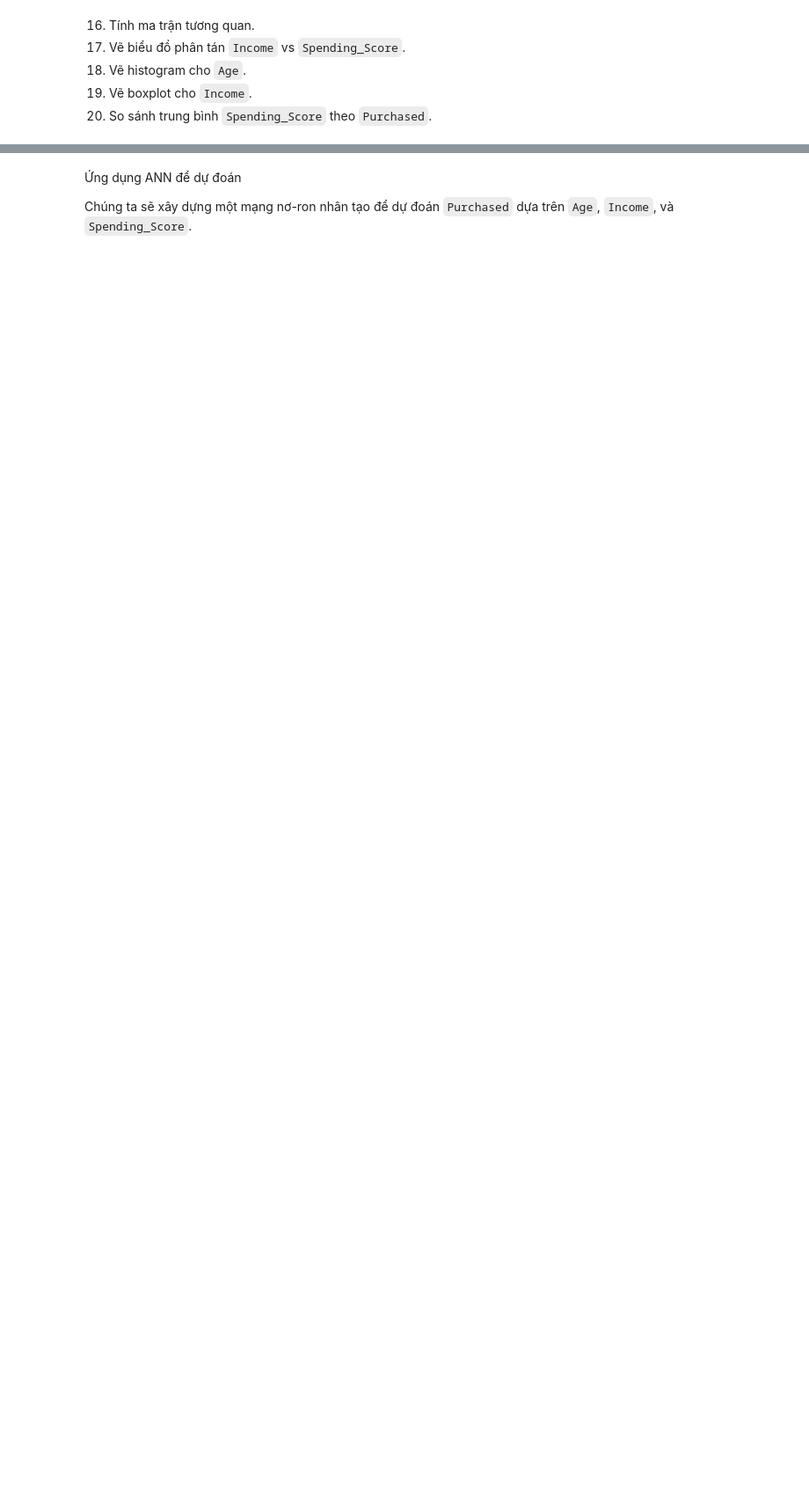
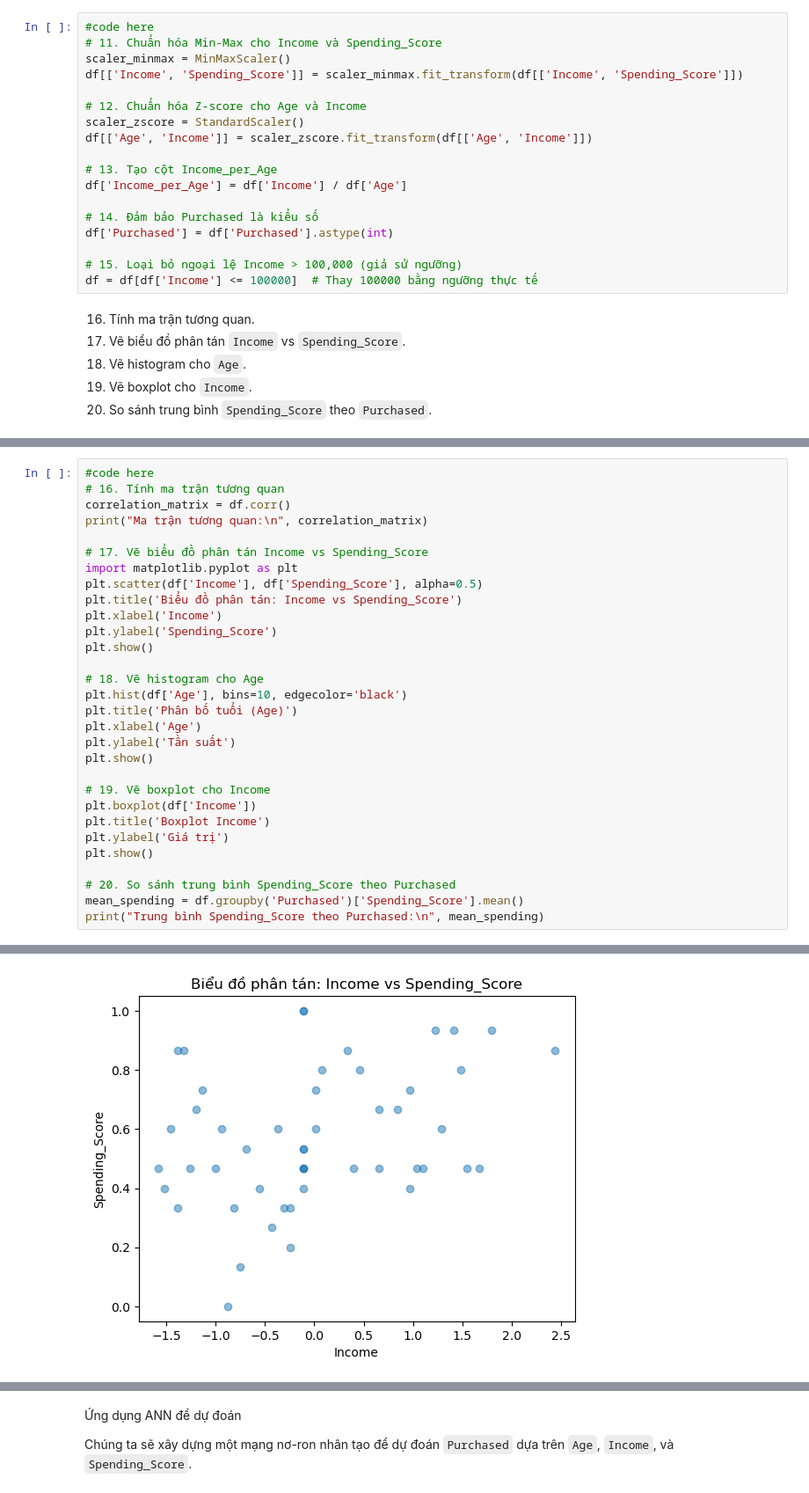
Before and after one commit to trantanphat0811/BTTH_SoHoa, a Jupyter notebook: TranTanPhat_2274802010644_BTTH_Lab9/Ôn Tập.ipynb, the cells around one changed output, grey strips where cells are left out. Shown at 88% size. Drawn from its saved outputs; the diff is of its cells as text; blank space fills up the shorter version.

```diff
--- a/TranTanPhat_2274802010644_BTTH_Lab9/Ôn Tập.ipynb
+++ b/TranTanPhat_2274802010644_BTTH_Lab9/Ôn Tập.ipynb
@@ -142,3 +221,21 @@ DataFrame sau khi xử lý:
+# %%
+#code here
+# 11. Chuẩn hóa Min-Max cho Income và Spending_Score
+scaler_minmax = MinMaxScaler()
+df[['Income', 'Spending_Score']] = scaler_minmax.fit_transform(df[['Income', 'Spending_Score']])
+
+# 12. Chuẩn hóa Z-score cho Age và Income
+scaler_zscore = StandardScaler()
+df[['Age', 'Income']] = scaler_zscore.fit_transform(df[['Age', 'Income']])
+
+# 13. Tạo cột Income_per_Age
+df['Income_per_Age'] = df['Income'] / df['Age']
+
+# 14. Đảm bảo Purchased là kiểu số
+df['Purchased'] = df['Purchased'].astype(int)
+
+# 15. Loại bỏ ngoại lệ Income > 100,000 (giả sử ngưỡng)
+df = df[df['Income'] <= 100000]  # Thay 100000 bằng ngưỡng thực tế
 # %% [markdown]
 16. Tính ma trận tương quan.
 17. Vẽ biểu đồ phân tán `Income` vs `Spending_Score`.
@@ -149,0 +245,31 @@ DataFrame sau khi xử lý:
+# %%
+#code here
+# 16. Tính ma trận tương quan
+correlation_matrix = df.corr()
+print("Ma trận tương quan:\n", correlation_matrix)
+
+# 17. Vẽ biểu đồ phân tán Income vs Spending_Score
+import matplotlib.pyplot as plt
+plt.scatter(df['Income'], df['Spending_Score'], alpha=0.5)
+plt.title('Biểu đồ phân tán: Income vs Spending_Score')
+plt.xlabel('Income')
+plt.ylabel('Spending_Score')
+plt.show()
+
+# 18. Vẽ histogram cho Age
+plt.hist(df['Age'], bins=10, edgecolor='black')
+plt.title('Phân bố tuổi (Age)')
+plt.xlabel('Age')
+plt.ylabel('Tần suất')
+plt.show()
+
+# 19. Vẽ boxplot cho Income
+plt.boxplot(df['Income'])
+plt.title('Boxplot Income')
+plt.ylabel('Giá trị')
+plt.show()
+
+# 20. So sánh trung bình Spending_Score theo Purchased
+mean_spending = df.groupby('Purchased')['Spending_Score'].mean()
+print("Trung bình Spending_Score theo Purchased:\n", mean_spending)
+# %% [output]
@@ -149,0 +292 @@ DataFrame sau khi xử lý:
+[figure, added]
```
Also changed, not shown: parts of 11 cells of this notebook.
